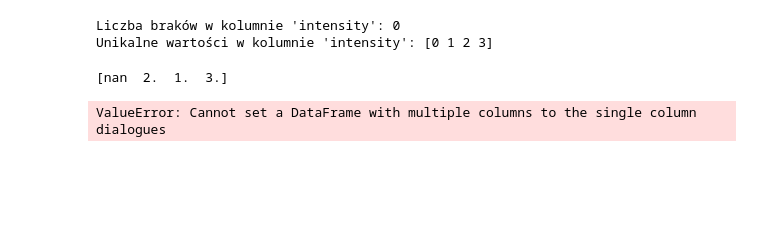
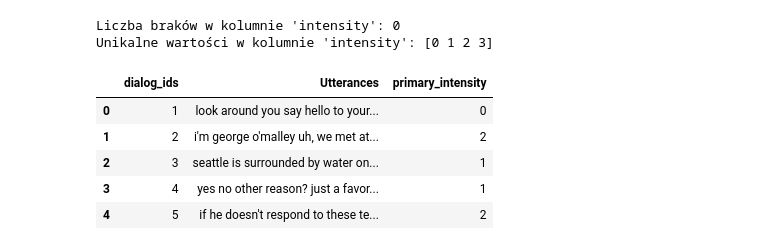
Before and after one commit to JuliaWieczorek/meisd_project, a Jupyter notebook: pipeline/sentiment_analysis/sentiment_analysis_per_conversation.ipynb, the cells around one changed output. Drawn from its saved outputs; the diff is of its cells as text; code cells hidden in the pictures; blank space fills up the shorter version.

Commit message:
intensity

```diff
--- a/pipeline/sentiment_analysis/sentiment_analysis_per_conversation.ipynb
+++ b/pipeline/sentiment_analysis/sentiment_analysis_per_conversation.ipynb
@@ -104,12 +55,3 @@ print(f"Unikalne wartości w kolumnie 'intensity': {unique_values}")
 # %% [output]
 Liczba braków w kolumnie 'intensity': 0
 Unikalne wartości w kolumnie 'intensity': [0 1 2 3]
-# %%
-print(df['intensity3'].unique())
-# %% [output]
-[nan  2.  1.  3.]
-# %%
-data['dialogues'] = df.groupby('dialog_ids')['Utterances'].apply(lambda x: ' '.join(x)).reset_index()
-data.head()
-# %% [output]
-ValueError: Cannot set a DataFrame with multiple columns to the single column dialogues
@@ -115,0 +109,9 @@ ValueError: Cannot set a DataFrame with multiple columns to the single column di
+# %%
+grouped_first_25.head()
+# %% [output]
+|  | dialog_ids | Utterances | primary_intensity |
+| 0 | 1 | look around you say hello to your... | 0 |
+| 1 | 2 | i'm george o'malley uh, we met at... | 2 |
+| 2 | 3 | seattle is surrounded by water on... | 1 |
+| 3 | 4 | yes no other reason? just a favor... | 1 |
+| 4 | 5 | if he doesn't respond to these te... | 2 |
```
Also changed, not shown: parts of 33 cells of this notebook, 1 other file.
